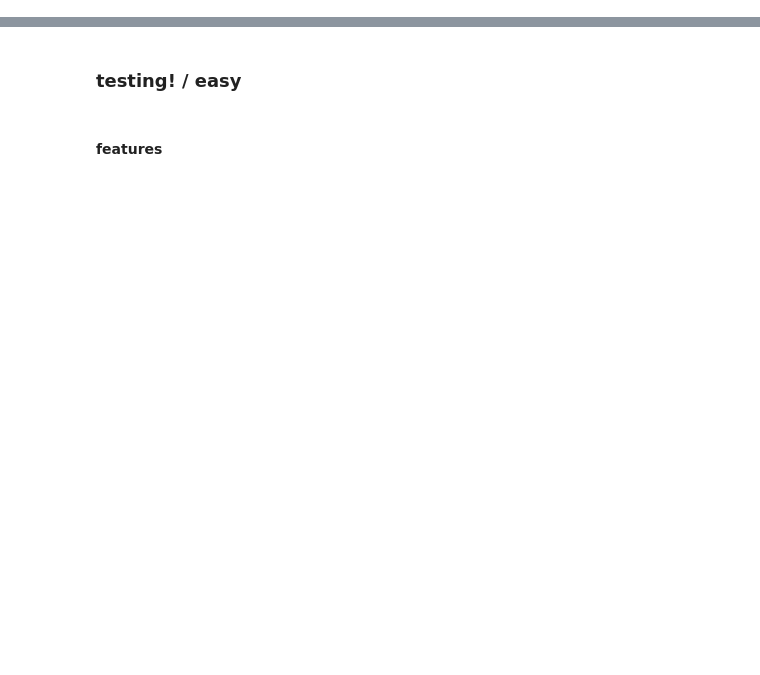
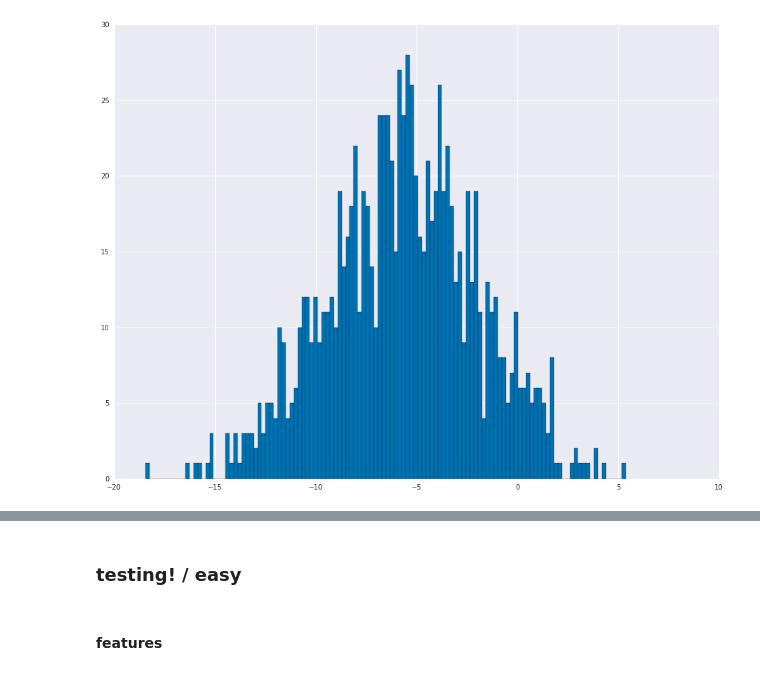
Before and after one commit to yumichael/g-research-ffc2018, a Jupyter notebook: models/linear.ipynb, the cells around one changed output, grey strips where cells are left out. Cells and saved outputs as stored; diff of their text form; code cells hidden in the pictures; blank space fills up the shorter version.

```diff
--- a/models/linear.ipynb
+++ b/models/linear.ipynb
@@ -14,3 +14,12 @@ days_a, days_b, days_c = days[:n_days // 3], days[n_days // 3:(2 * n_days) // 3]
 #days_a, days_b = set(days[:n_days // 2]), set(days[n_days // 2:])
 tr, cv, ep = df.Day.isin(days_a), df.Day.isin(days_b), df.Day.isin(days_c)
 #tr, cv = df.Day.isin(days_a), df.Day.isin(days_b)
+# %%
+s = np.random.randn(1000)
+t = np.random.randn(1000)
+a = s + np.log(t + 5)
+b = np.log(t + 10) / np.log(s * t + 25) * -5
+c = a * b
+plt.hist(c, bins=120);
+# %% [output]
+[figure, added]
```
Also changed, not shown: parts of 24 cells of this notebook, 4 other files.
